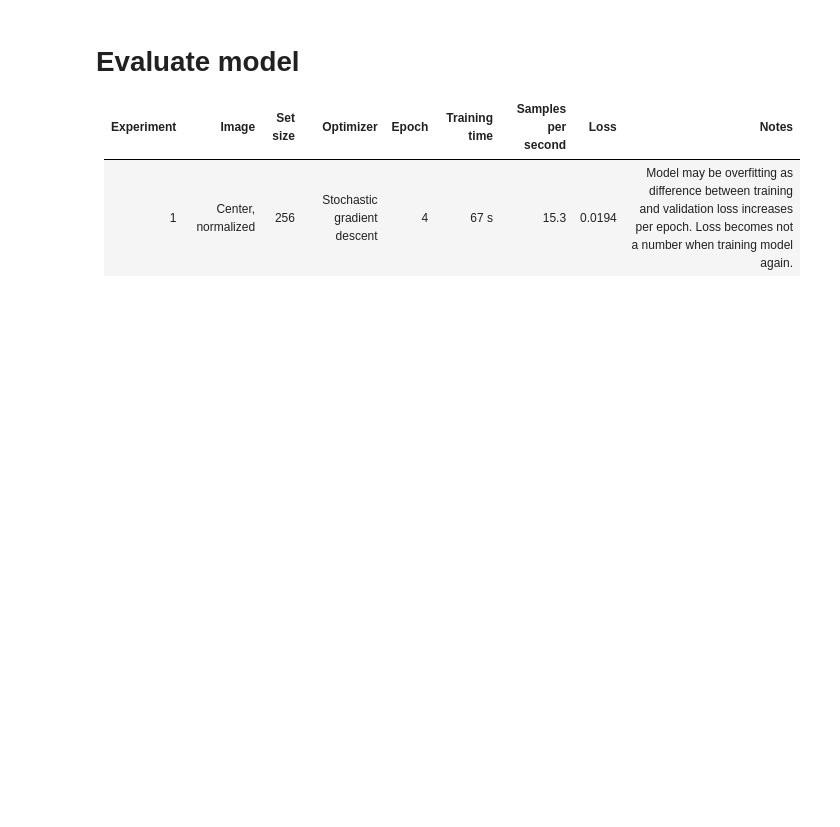
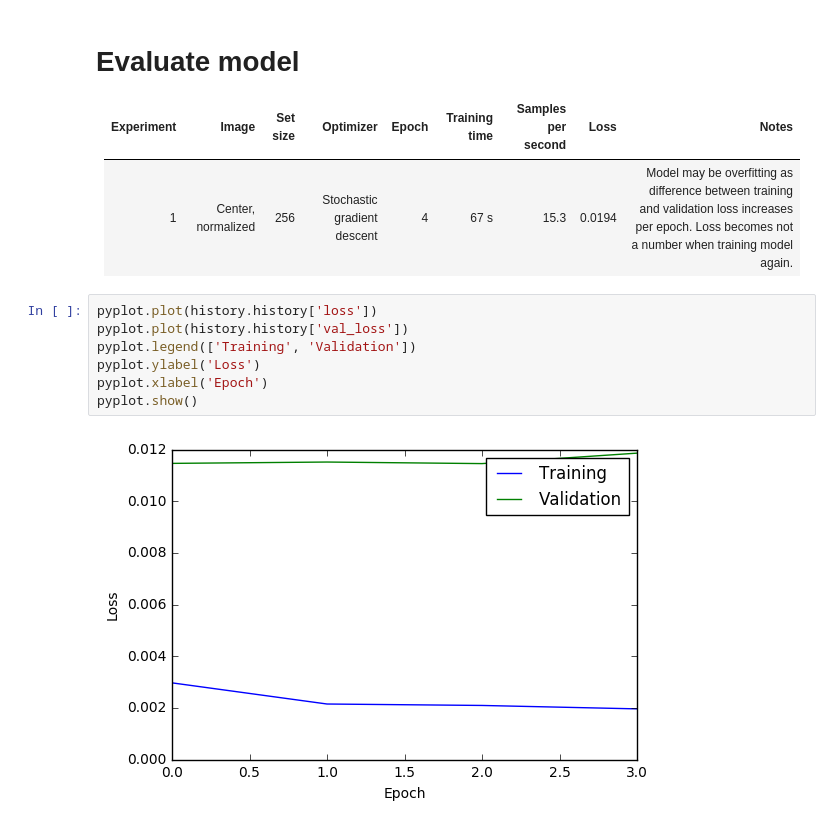
Before and after one commit to AmadeusQQ/behavioral-cloning, a Jupyter notebook: notebook.ipynb, the cells around one changed output. Saved outputs shown, nothing was run; the diff lists cells and outputs as text; blank space fills up the shorter version.

Commit message:
Plot loss

```diff
--- a/notebook.ipynb
+++ b/notebook.ipynb
@@ -340,3 +344,12 @@ ________________________________________________________________________________
 Experiment|Image|Set size|Optimizer|Epoch|Training time|Samples per second|Loss|Notes
 ----------|-----|-----------------|-------------------|---------|-----|-------------|---------------------|-----
 1|Center, normalized|256|Stochastic gradient descent|4|67 s|15.3|0.0194|Model may be overfitting as difference between training and validation loss increases per epoch. Loss becomes not a number when training model again.
+# %%
+pyplot.plot(history.history['loss'])
+pyplot.plot(history.history['val_loss'])
+pyplot.legend(['Training', 'Validation'])
+pyplot.ylabel('Loss')
+pyplot.xlabel('Epoch')
+pyplot.show()
+# %% [output]
+[figure, added]
```
Also changed, not shown: parts of 2 cells of this notebook, 2 other files.
